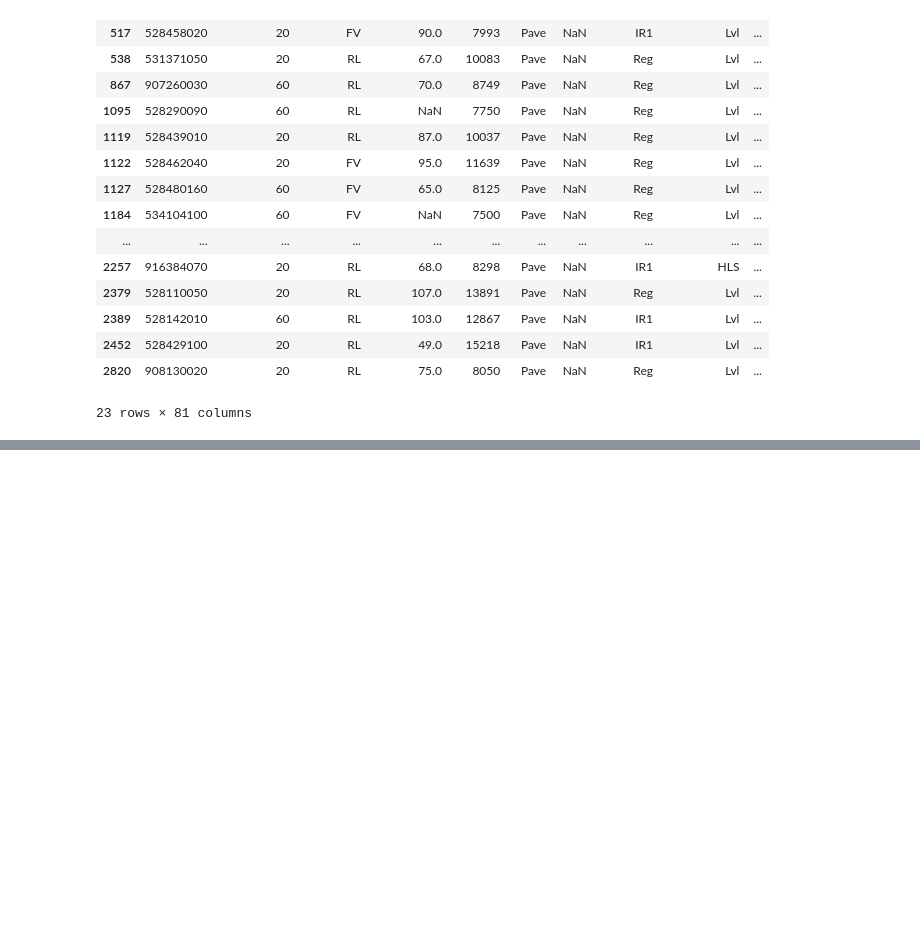
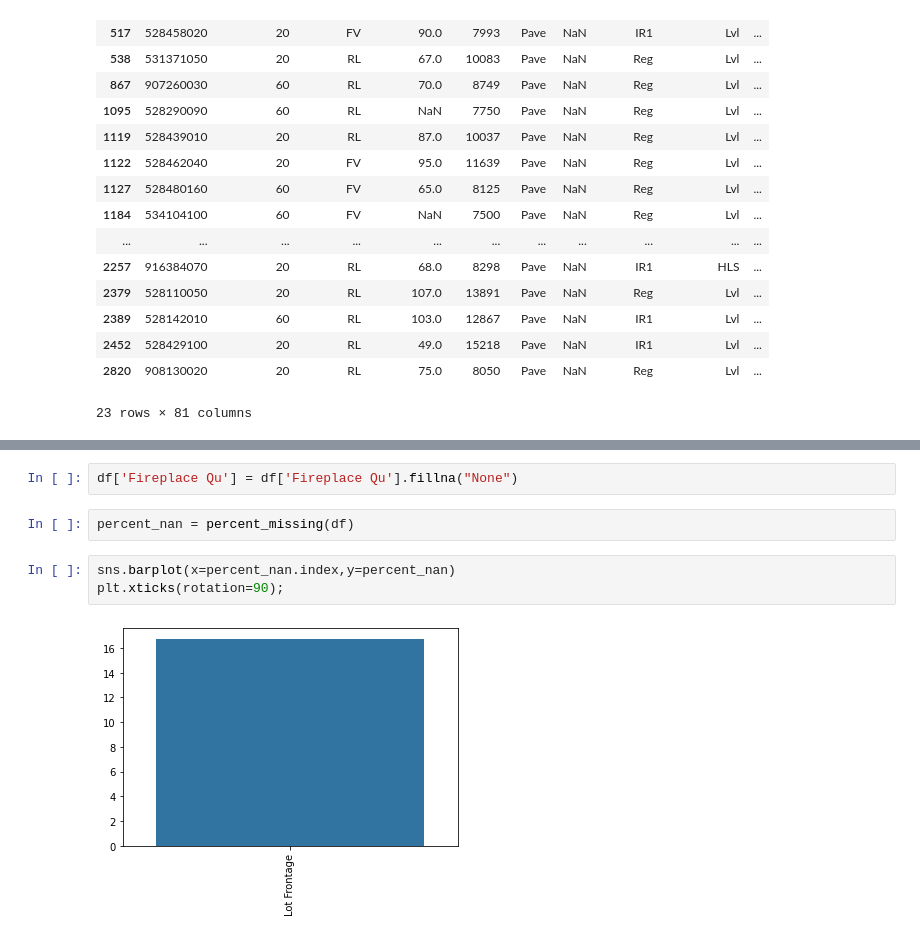
Before and after one commit to ravi0531rp/DataScienceComplete, a Jupyter notebook: Data_Science_ML_Based/006. Feature Engineering.ipynb, the cells around one changed output, grey strips where cells are left out. Cells and saved outputs as stored; diff of their text form; blank space fills up the shorter version.

```diff
--- a/Data_Science_ML_Based/006. Feature Engineering.ipynb
+++ b/Data_Science_ML_Based/006. Feature Engineering.ipynb
@@ -509,0 +665,9 @@ df[df['Mas Vnr Area'].isnull()]
+# %%
+df['Fireplace Qu'] = df['Fireplace Qu'].fillna("None")
+# %%
+percent_nan = percent_missing(df)
+# %%
+sns.barplot(x=percent_nan.index,y=percent_nan)
+plt.xticks(rotation=90);
+# %% [output]
+[figure, added]
```
Also changed, not shown: parts of 40 cells of this notebook.
